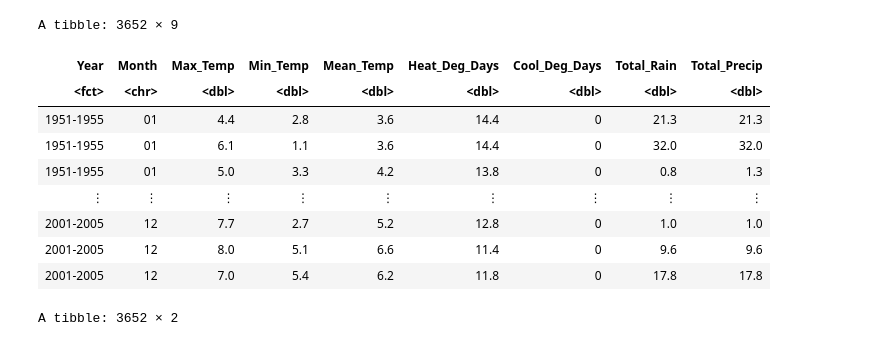
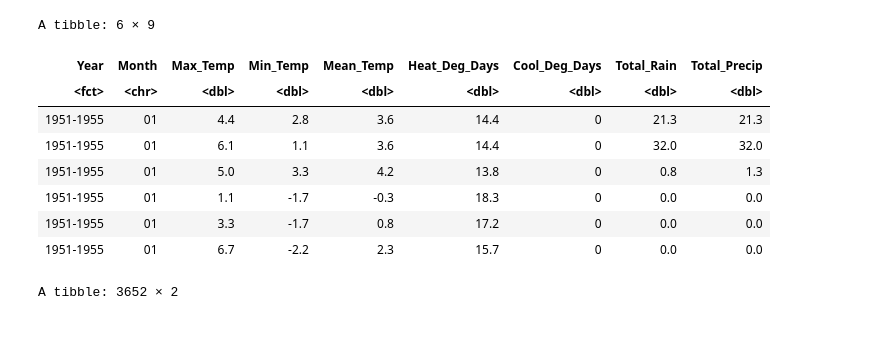
Before and after one commit to yxing6/STAT201-GroupProject-Climate, a Jupyter notebook: STAT201-Group17-ProjectProposal.ipynb, the cells around one changed output. Drawn from its saved outputs; the diff is of its cells as text; code cells hidden in the pictures.

```diff
--- a/STAT201-Group17-ProjectProposal.ipynb
+++ b/STAT201-Group17-ProjectProposal.ipynb
@@ -30,11 +50,6 @@ climate_2005 <- read_csv("https://raw.githubusercontent.com/yxing6/STAT201-Group
 # %%
-climate_50s <- rbind(climate_1951,
-                     climate_1952,
-                     climate_1953,
-                     climate_1954,
-                     climate_1955)
-climate_00s <- rbind(climate_2001,
-                     climate_2002,
-                     climate_2003,
-                     climate_2004,
-                     climate_2005)
+climate_50s <- rbind(climate_1951, climate_1952, climate_1953, climate_1954, climate_1955)
+climate_00s <- rbind(climate_2001, climate_2002, climate_2003, climate_2004, climate_2005)
+climate_50s <- climate_50s %>% mutate(Year = as.factor("1951-1955"))
+climate_00s <- climate_00s %>% mutate(Year = as.factor("2001-2005"))
+climate_change <- rbind(climate_50s, climate_00s)
@@ -71,5 +55,0 @@ A spec_tbl_df: 1826 × 31
-# %%
-climate_change <- rbind(climate_50s,
-                        climate_00s)
-climate_change <- climate_change %>%
-                    mutate(Year = as.factor(Year))
@@ -89,25 +56,24 @@ A spec_tbl_df: 3652 × 31
 # %%
-Climate_change_rename <- climate_change %>%
+climate_sample <- climate_change %>%
     select("Year", "Month", "Max Temp (°C)", "Min Temp (°C)",
            "Mean Temp (°C)", "Heat Deg Days (°C)", "Cool Deg Days (°C)",
            "Total Rain (mm)", "Total Precip (mm)") %>%
     rename("Max_Temp" = "Max Temp (°C)",
          "Min_Temp" = "Min Temp (°C)",
          "Mean_Temp" = "Mean Temp (°C)",
          "Heat_Deg_Days" = "Heat Deg Days (°C)",
          "Cool_Deg_Days" = "Cool Deg Days (°C)",
          "Total_Rain" = "Total Rain (mm)",
          "Total_Precip" = "Total Precip (mm)")
-Climate_change_rename
+head(climate_sample)
 # %% [output]
-A tibble: 3652 × 9
+A tibble: 6 × 9
 | Year | Month | Max_Temp | Min_Temp | Mean_Temp | Heat_Deg_Days | Cool_Deg_Days | Total_Rain | Total_Precip |
 | <fct> | <chr> | <dbl> | <dbl> | <dbl> | <dbl> | <dbl> | <dbl> | <dbl> |
 | 1951-1955 | 01 | 4.4 | 2.8 | 3.6 | 14.4 | 0 | 21.3 | 21.3 |
 | 1951-1955 | 01 | 6.1 | 1.1 | 3.6 | 14.4 | 0 | 32.0 | 32.0 |
 | 1951-1955 | 01 | 5.0 | 3.3 | 4.2 | 13.8 | 0 | 0.8 | 1.3 |
-| ⋮ | ⋮ | ⋮ | ⋮ | ⋮ | ⋮ | ⋮ | ⋮ | ⋮ |
-| 2001-2005 | 12 | 7.7 | 2.7 | 5.2 | 12.8 | 0 | 1.0 | 1.0 |
-| 2001-2005 | 12 | 8.0 | 5.1 | 6.6 | 11.4 | 0 | 9.6 | 9.6 |
-| 2001-2005 | 12 | 7.0 | 5.4 | 6.2 | 11.8 | 0 | 17.8 | 17.8 |
+| 1951-1955 | 01 | 1.1 | -1.7 | -0.3 | 18.3 | 0 | 0.0 | 0.0 |
+| 1951-1955 | 01 | 3.3 | -1.7 | 0.8 | 17.2 | 0 | 0.0 | 0.0 |
+| 1951-1955 | 01 | 6.7 | -2.2 | 2.3 | 15.7 | 0 | 0.0 | 0.0 |
 # %%
```
Also changed, not shown: parts of 19 cells of this notebook.
